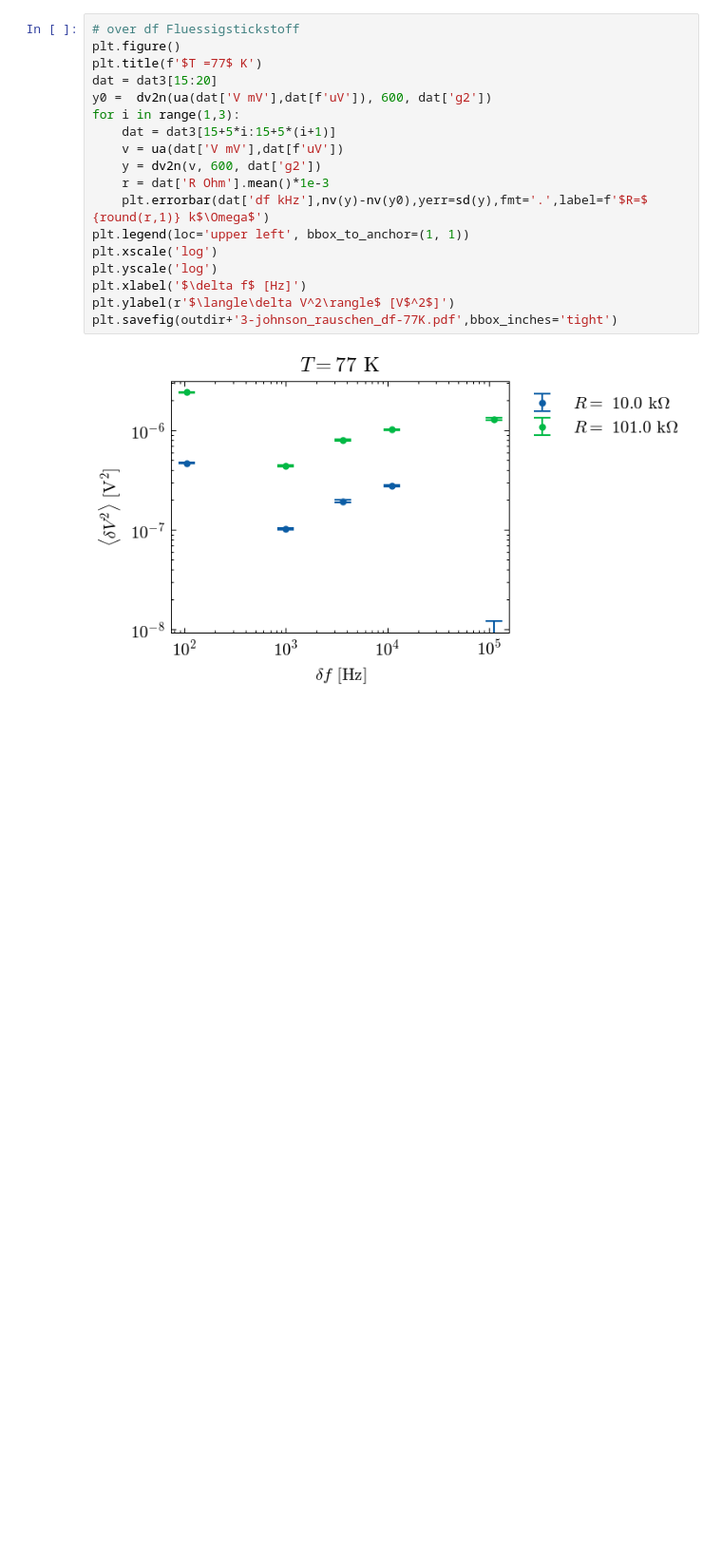
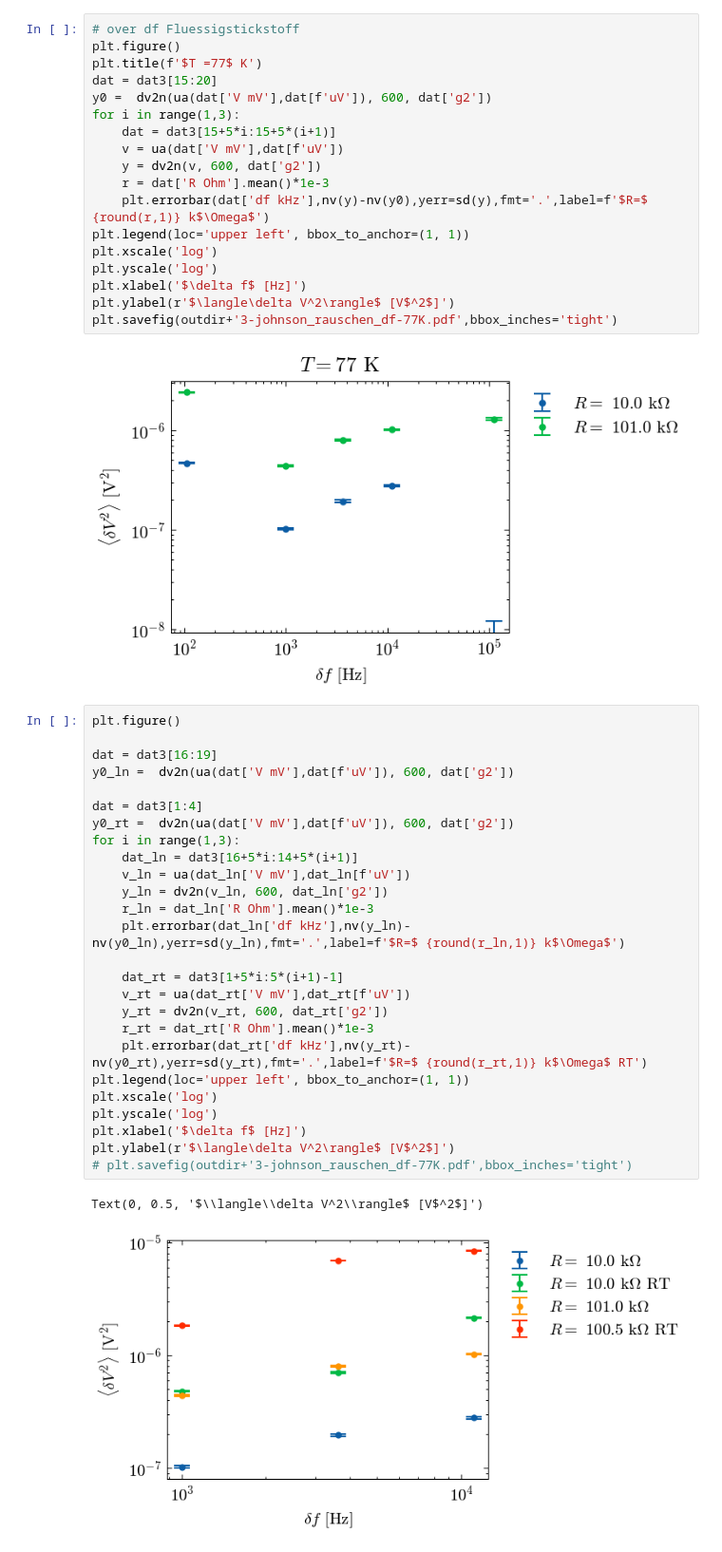
Before and after one commit to emhl/FP2, a Jupyter notebook: rauschen.ipynb, the cells around one changed output. Shown at 95% size. Drawn from its saved outputs; the diff is of its cells as text; blank space fills up the shorter version.

Commit message:
plot temperature dependence

```diff
--- a/rauschen.ipynb
+++ b/rauschen.ipynb
@@ -304,3 +309,32 @@ plt.ylabel(r'$\langle\delta V^2\rangle$ [V$^2$]')
 plt.savefig(outdir+'3-johnson_rauschen_df-77K.pdf',bbox_inches='tight')
 # %% [output]
 [figure]
+# %%
+plt.figure()
+
+dat = dat3[16:19]
+y0_ln =  dv2n(ua(dat['V mV'],dat[f'uV']), 600, dat['g2'])
+
+dat = dat3[1:4]
+y0_rt =  dv2n(ua(dat['V mV'],dat[f'uV']), 600, dat['g2'])
+for i in range(1,3):
+    dat_ln = dat3[16+5*i:14+5*(i+1)]
+    v_ln = ua(dat_ln['V mV'],dat_ln[f'uV'])
+    y_ln = dv2n(v_ln, 600, dat_ln['g2'])
+    r_ln = dat_ln['R Ohm'].mean()*1e-3
+    plt.errorbar(dat_ln['df kHz'],nv(y_ln)-nv(y0_ln),yerr=sd(y_ln),fmt='.',label=f'$R=$ {round(r_ln,1)} k$\Omega$')
+
+    dat_rt = dat3[1+5*i:5*(i+1)-1]
+    v_rt = ua(dat_rt['V mV'],dat_rt[f'uV'])
+    y_rt = dv2n(v_rt, 600, dat_rt['g2'])
+    r_rt = dat_rt['R Ohm'].mean()*1e-3
+    plt.errorbar(dat_rt['df kHz'],nv(y_rt)-nv(y0_rt),yerr=sd(y_rt),fmt='.',label=f'$R=$ {round(r_rt,1)} k$\Omega$ RT')
+plt.legend(loc='upper left', bbox_to_anchor=(1, 1))
+plt.xscale('log')
+plt.yscale('log')
+plt.xlabel('$\delta f$ [Hz]')
+plt.ylabel(r'$\langle\delta V^2\rangle$ [V$^2$]')
+# plt.savefig(outdir+'3-johnson_rauschen_df-77K.pdf',bbox_inches='tight')
+# %% [output]
+Text(0, 0.5, '$\\langle\\delta V^2\\rangle$ [V$^2$]')
+[figure, added]
```
Also changed, not shown: parts of 2 cells of this notebook.
